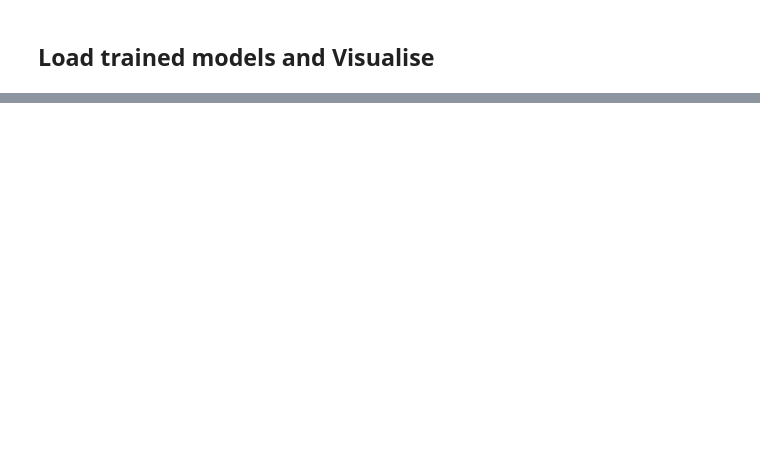
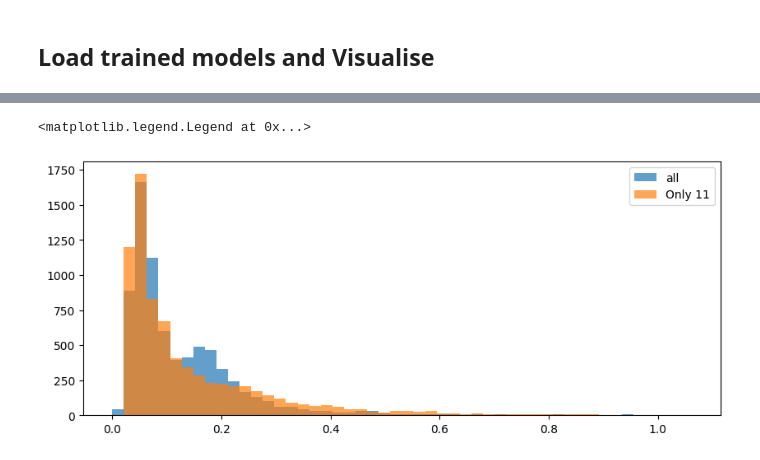
Before and after one commit to filipronn/SEEX30_Cloud_Fog, a Jupyter notebook: Cloud_rm/torch_qrnn_test_1_vs_all_channels.ipynb, the cells around one changed output, grey strips where cells are left out. Saved outputs shown, nothing was run; the diff lists cells and outputs as text; code cells hidden in the pictures; blank space fills up the shorter version.

```diff
--- a/Cloud_rm/torch_qrnn_test_1_vs_all_channels.ipynb
+++ b/Cloud_rm/torch_qrnn_test_1_vs_all_channels.ipynb
@@ -349,0 +359,10 @@ plt.show()
+# %%
+uncertainty_all=y_pred_all_samps_sort[:,2]-y_pred_all_samps_sort[:,0]
+uncertainty_one=y_pred_one_samps_sort[:,2]-y_pred_one_samps_sort[:,0]
+
+plt.hist(uncertainty_all,bins=50,range=[0,np.max(np.array([np.max(uncertainty_all),np.max(uncertainty_one)]))],alpha=0.7)
+plt.hist(uncertainty_one,bins=50,range=[0,np.max(np.array([np.max(uncertainty_all),np.max(uncertainty_one)]))],alpha=0.7)
+plt.legend(['all','Only 11'])
+# %% [output]
+<matplotlib.legend.Legend at 0x...>
+[figure, added]
```
Also changed, not shown: parts of 13 cells of this notebook.
